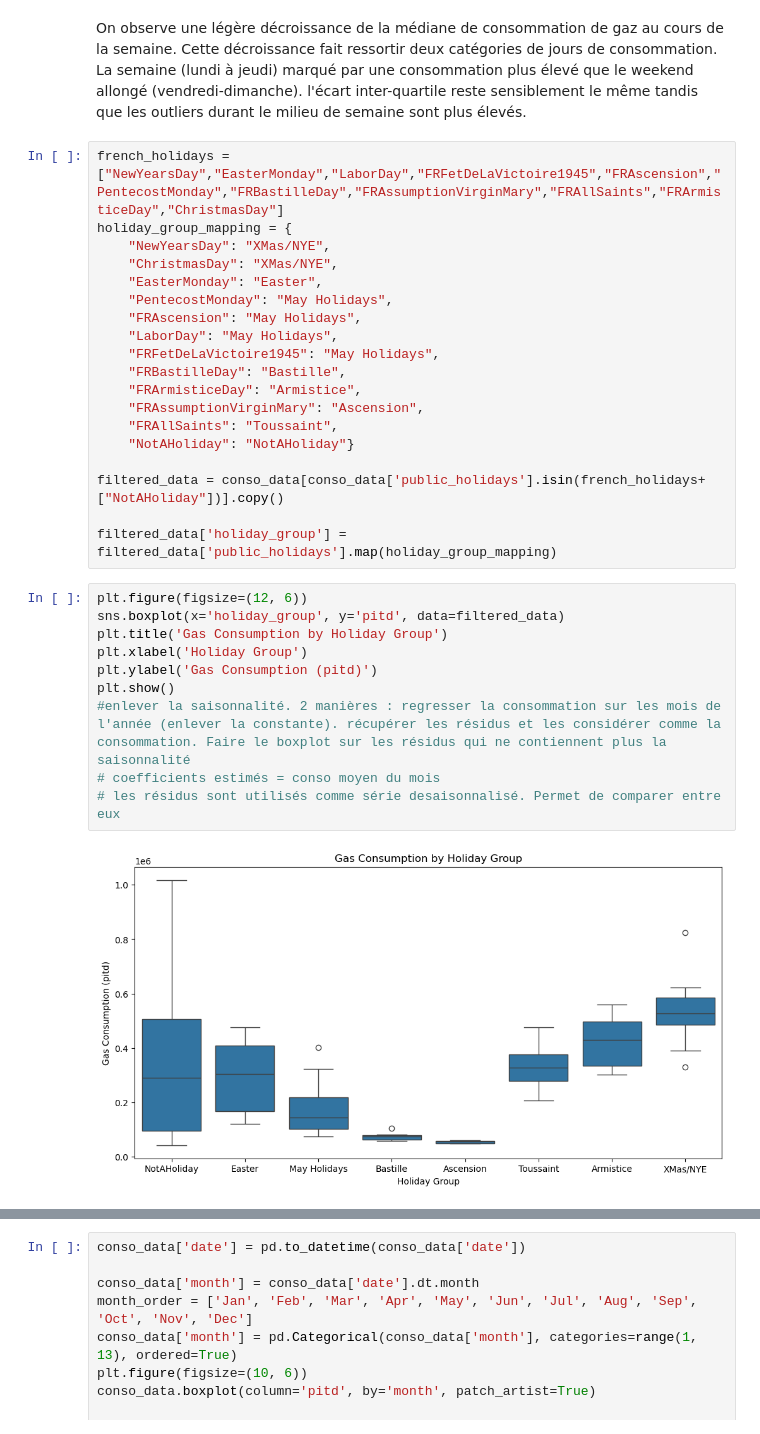
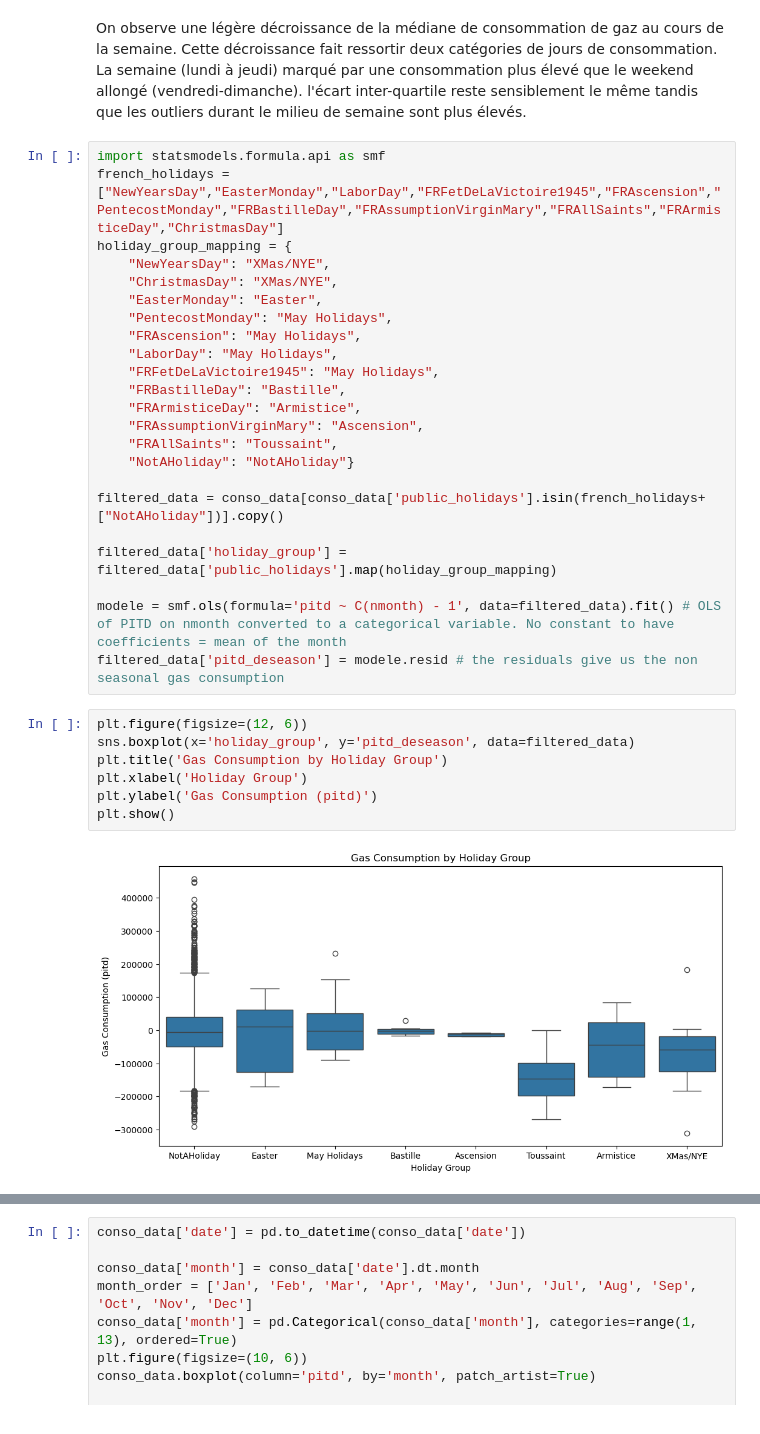
Before and after one commit to moranenzo/PY-Gaz-Consumption-Prediction, a Jupyter notebook: data_exploration_jules(1).ipynb, the cells around one changed output, grey strips where cells are left out. Saved outputs shown, nothing was run; the diff lists cells and outputs as text.

Commit message:
boxplot public holidays updated for seasonality

```diff
--- a/data_exploration_jules(1).ipynb
+++ b/data_exploration_jules(1).ipynb
@@ -125,6 +132,7 @@ plt.show()
 # %% [markdown]
 On observe une légère décroissance de la médiane de consommation de gaz au cours de la semaine. Cette décroissance fait ressortir deux catégories de jours de consommation. La semaine (lundi à jeudi) marqué par une consommation plus élevé que le weekend allongé (vendredi-dimanche). l'écart inter-quartile reste sensiblement le même tandis que les outliers durant le milieu de semaine sont plus élevés.
 # %%
+import statsmodels.formula.api as smf
 french_holidays = ["NewYearsDay","EasterMonday","LaborDay","FRFetDeLaVictoire1945","FRAscension","PentecostMonday","FRBastilleDay","FRAssumptionVirginMary","FRAllSaints","FRArmisticeDay","ChristmasDay"]
 holiday_group_mapping = {
     "NewYearsDay": "XMas/NYE",
@@ -143,15 +151,15 @@ holiday_group_mapping = {
 filtered_data = conso_data[conso_data['public_holidays'].isin(french_holidays+["NotAHoliday"])].copy()
 
 filtered_data['holiday_group'] = filtered_data['public_holidays'].map(holiday_group_mapping)
+
+modele = smf.ols(formula='pitd ~ C(nmonth) - 1', data=filtered_data).fit() # OLS of PITD on nmonth converted to a categorical variable. No constant to have coefficients = mean of the month
+filtered_data['pitd_deseason'] = modele.resid # the residuals give us the non seasonal gas consumption
 # %%
 plt.figure(figsize=(12, 6))
-sns.boxplot(x='holiday_group', y='pitd', data=filtered_data)
+sns.boxplot(x='holiday_group', y='pitd_deseason', data=filtered_data)
 plt.title('Gas Consumption by Holiday Group')
 plt.xlabel('Holiday Group')
 plt.ylabel('Gas Consumption (pitd)')
 plt.show()
-#enlever la saisonnalité. 2 manières : regresser la consommation sur les mois de l'année (enlever la constante). récupérer les résidus et les considérer comme la consommation. Faire le boxplot sur les résidus qui ne contiennent plus la saisonnalité
-# coefficients estimés = conso moyen du mois
-# les résidus sont utilisés comme série desaisonnalisé. Permet de comparer entre eux
 # %% [output]
-[figure, old version]
+[figure, new version]
```
Also changed, not shown: parts of 4 cells of this notebook.
